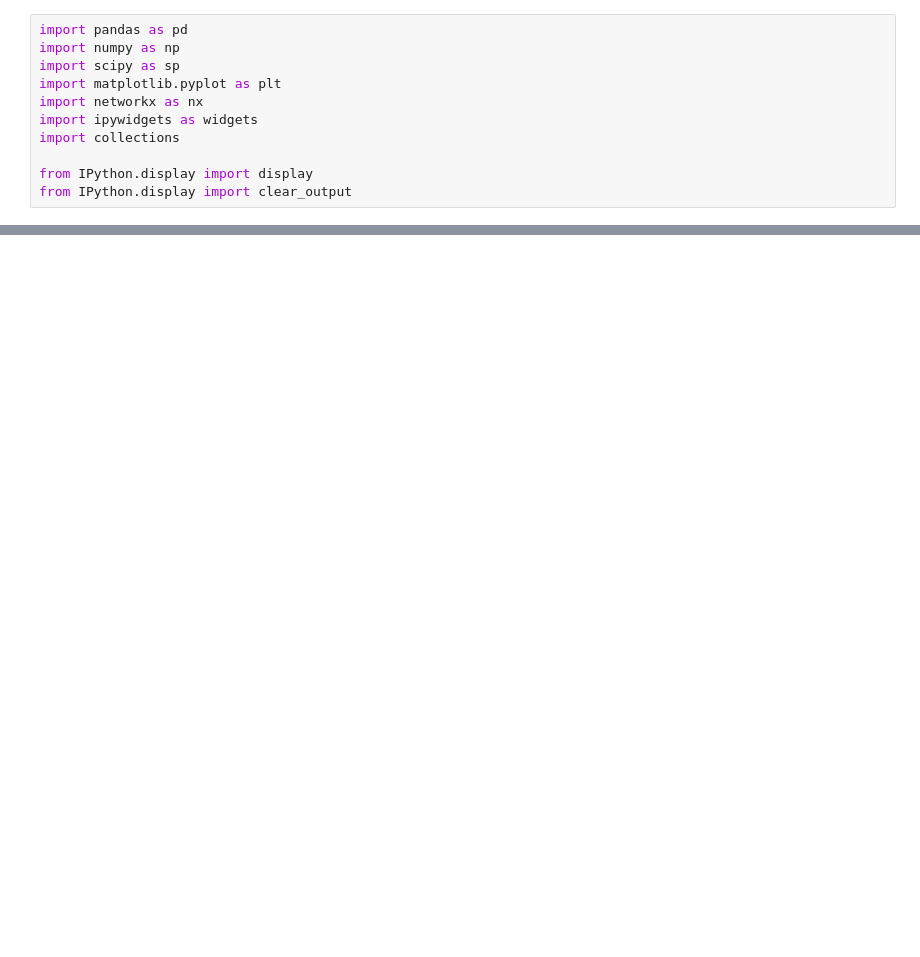
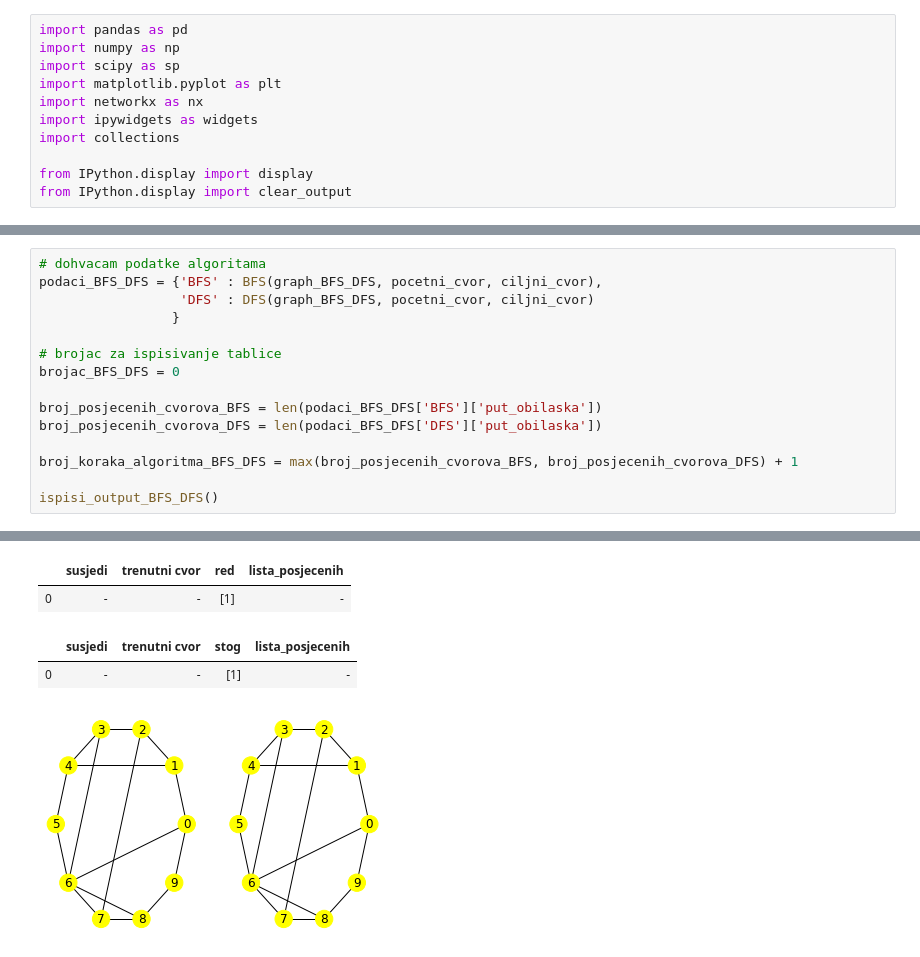
Before and after one commit to nivuckovic/matematicki-softver-esej1, a Jupyter notebook: BFS.ipynb, the cells around one changed output, grey strips where cells are left out. Cells and saved outputs as stored; diff of their text form; blank space fills up the shorter version.

```diff
--- a/BFS.ipynb
+++ b/BFS.ipynb
@@ -712,0 +327,16 @@ ispisi_output_3()
+# %%
+# dohvacam podatke algoritama
+podaci_BFS_DFS = {'BFS' : BFS(graph_BFS_DFS, pocetni_cvor, ciljni_cvor),
+                  'DFS' : DFS(graph_BFS_DFS, pocetni_cvor, ciljni_cvor)
+                 }
+
+# brojac za ispisivanje tablice
+brojac_BFS_DFS = 0
+
+broj_posjecenih_cvorova_BFS = len(podaci_BFS_DFS['BFS']['put_obilaska'])
+broj_posjecenih_cvorova_DFS = len(podaci_BFS_DFS['DFS']['put_obilaska'])
+
+broj_koraka_algoritma_BFS_DFS = max(broj_posjecenih_cvorova_BFS, broj_posjecenih_cvorova_DFS) + 1
+
+ispisi_output_BFS_DFS()
+# %% [output]
@@ -712,0 +345,5 @@ ispisi_output_3()
+|  | susjedi | trenutni cvor | red | lista_posjecenih |
+| 0 | - | - | [1] | - |
+|  | susjedi | trenutni cvor | stog | lista_posjecenih |
+| 0 | - | - | [1] | - |
+[figure, added]
```
Also changed, not shown: parts of 36 cells of this notebook.
